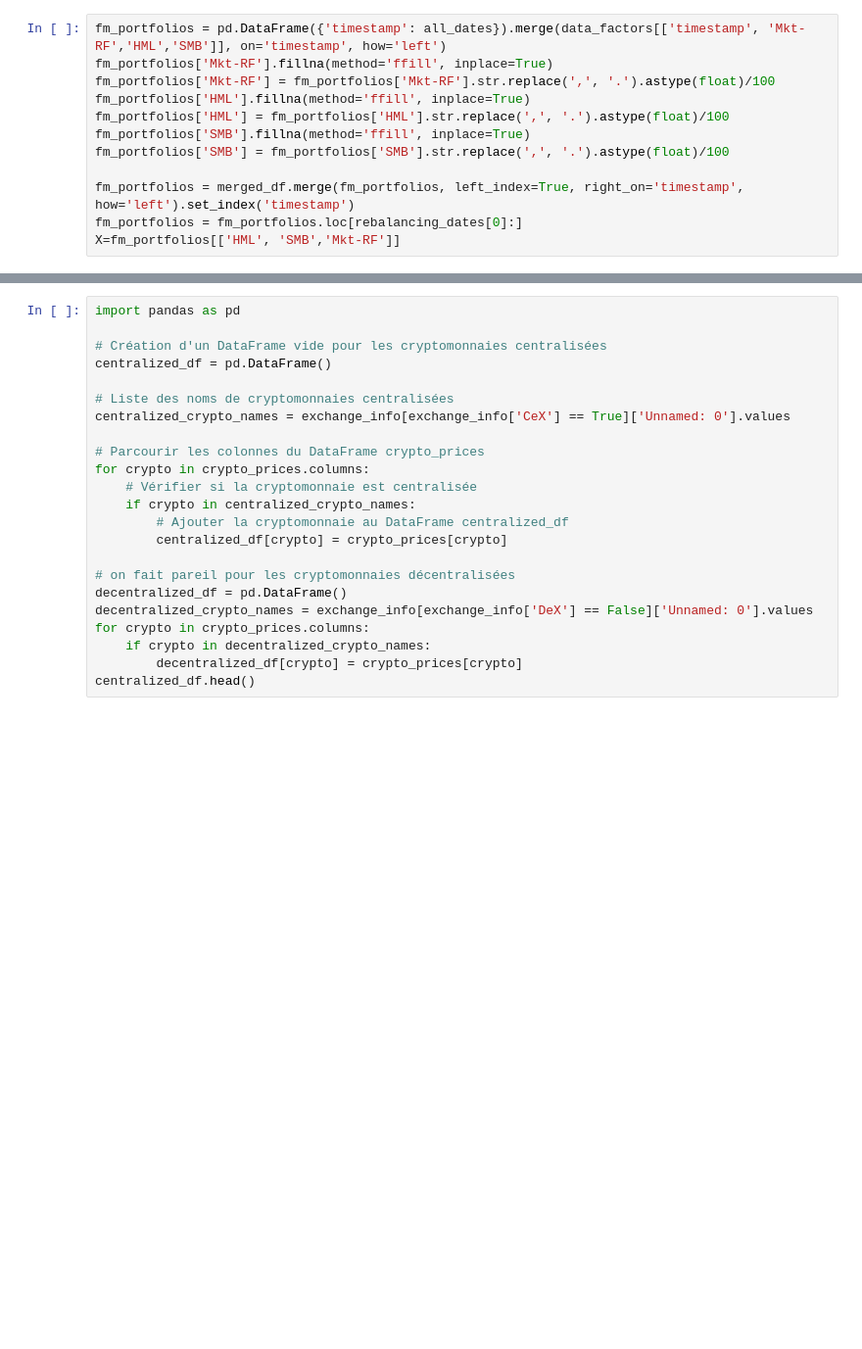
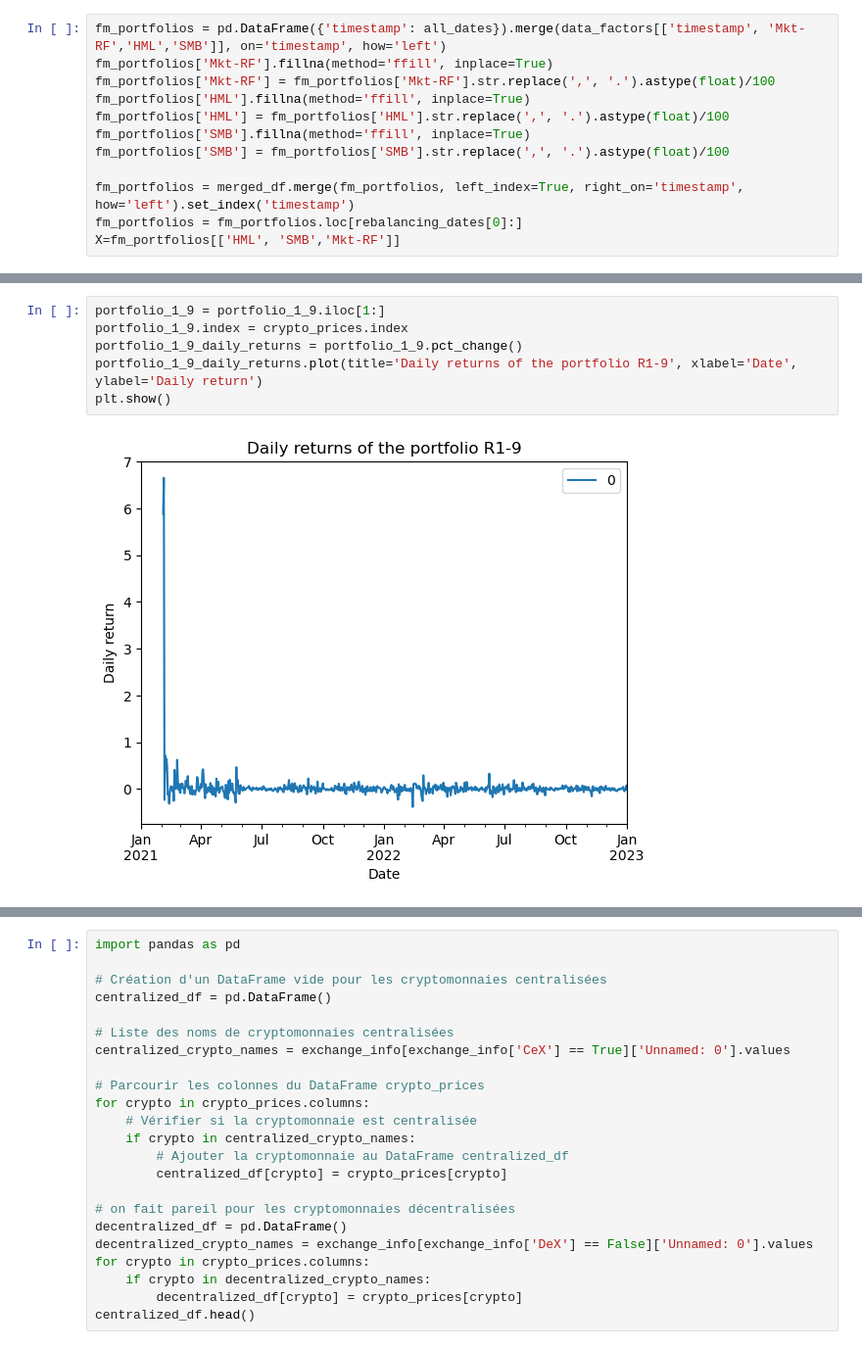
Before and after one commit to meretaensimag/momentum_strategie, a Jupyter notebook: new_noteboot.ipynb, the cells around one changed output, grey strips where cells are left out. Shown at 98% size. Cells and saved outputs as stored; diff of their text form; blank space fills up the shorter version.

```diff
--- a/new_noteboot.ipynb
+++ b/new_noteboot.ipynb
@@ -350,0 +369,8 @@ X=fm_portfolios[['HML', 'SMB','Mkt-RF']]
+# %%
+portfolio_1_9 = portfolio_1_9.iloc[1:]
+portfolio_1_9.index = crypto_prices.index
+portfolio_1_9_daily_returns = portfolio_1_9.pct_change()
+portfolio_1_9_daily_returns.plot(title='Daily returns of the portfolio R1-9', xlabel='Date', ylabel='Daily return')
+plt.show()
+# %% [output]
+[figure, added]
```
Also changed, not shown: parts of 10 cells of this notebook.
